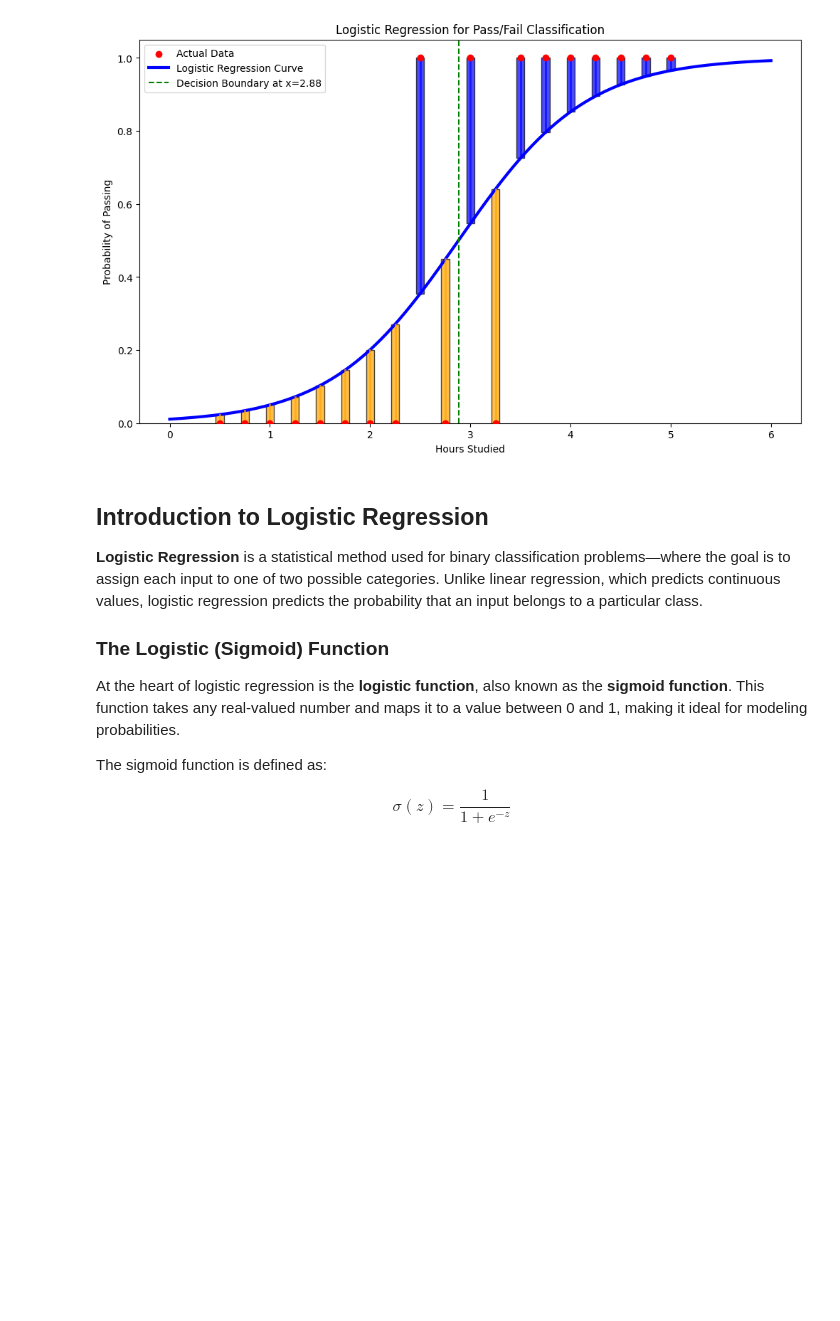
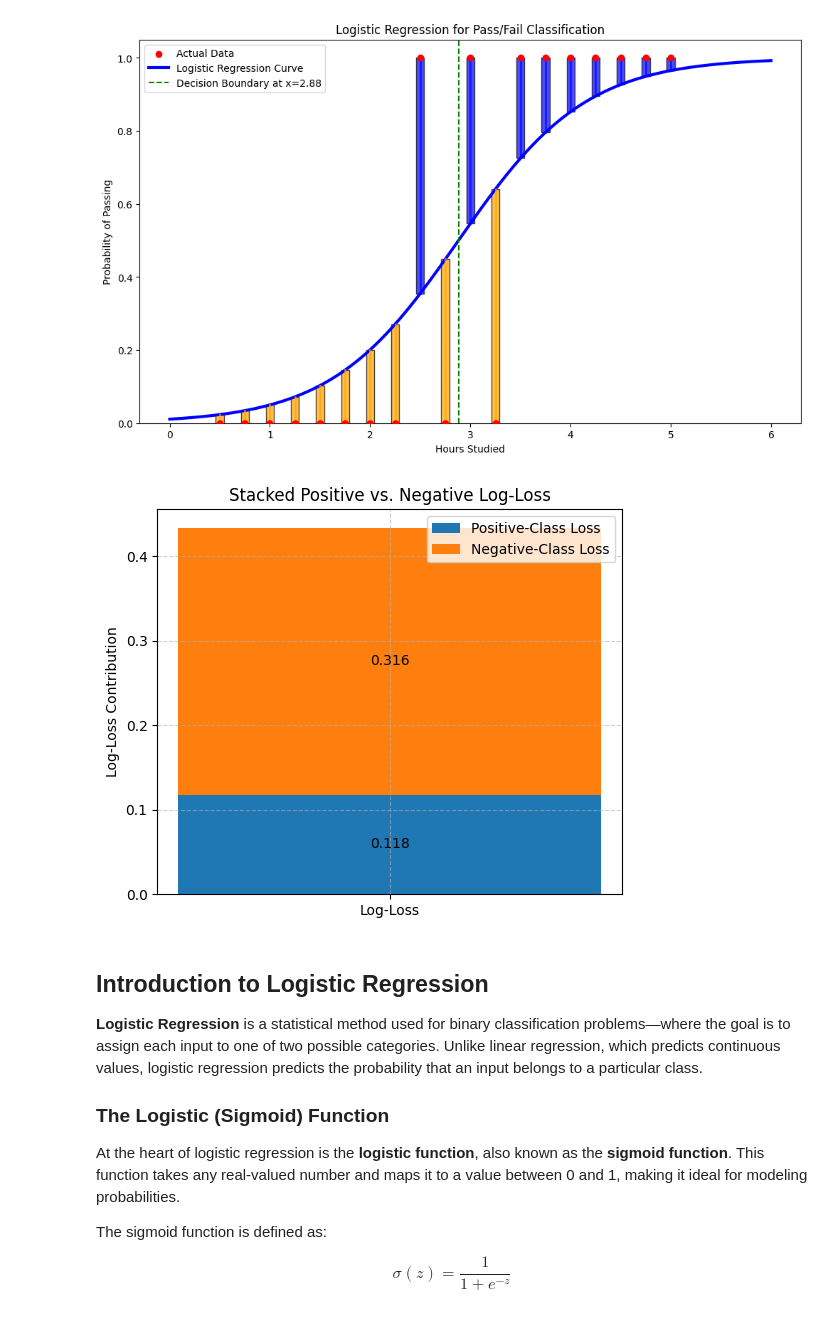
Before and after one commit to FenilPatel1279/Foo, a Jupyter notebook: LogisticRegressionClassifier.ipynb, the cells around one changed output. Cells and saved outputs as stored; diff of their text form; code cells hidden in the pictures; blank space fills up the shorter version.

```diff
--- a/LogisticRegressionClassifier.ipynb
+++ b/LogisticRegressionClassifier.ipynb
@@ -402,6 +395,45 @@ Since 0.39 is > 0.5, the final classification is: 0 (Pass)
 
 Model Accuracy on the training data: 89.47%
 [figure]
+# %%
+import numpy as np
+import matplotlib.pyplot as plt
+from sklearn.linear_model import LogisticRegression
+
+def log_loss_components(y_true, y_pred, eps=1e-15):
+    y_pred = np.clip(y_pred, eps, 1 - eps)
+    pos_loss = -np.mean(y_true * np.log(y_pred))
+    neg_loss = -np.mean((1 - y_true) * np.log(1 - y_pred))
+    return pos_loss, neg_loss
+
+# ----- Data -----
+hours = np.array([1, 2, 3, 4, 5, 6, 7]).reshape(-1, 1)
+pass_fail = np.array([0, 0, 0, 1, 1, 1, 1])
+
+# ----- Model -----
+model = LogisticRegression(solver='liblinear')
+model.fit(hours, pass_fail)
+
+# ----- Compute Loss Components -----
+y_proba_train = model.predict_proba(hours)[:, 1]
+pos_loss, neg_loss = log_loss_components(pass_fail, y_proba_train)
+total = pos_loss + neg_loss
+
+# ----- Stacked Bar Chart -----
+plt.figure(figsize=(6, 5))
+labels = ['Log-Loss']
+plt.bar(labels, [pos_loss], label='Positive-Class Loss')
+plt.bar(labels, [neg_loss], bottom=[pos_loss], label='Negative-Class Loss')
+plt.ylabel('Log-Loss Contribution')
+plt.title('Stacked Positive vs. Negative Log-Loss')
+for i, (p, n) in enumerate(zip([pos_loss], [neg_loss])):
+    plt.text(i, p/2,    f"{p:.3f}", ha='center', va='center')
+    plt.text(i, p + n/2, f"{n:.3f}", ha='center', va='center')
+plt.legend()
+plt.grid(True, linestyle='--', alpha=0.6)
+plt.show()
+# %% [output]
+[figure, added]
 # %% [markdown]
 ## Introduction to Logistic Regression
 
```
Also changed, not shown: parts of 6 cells of this notebook.
